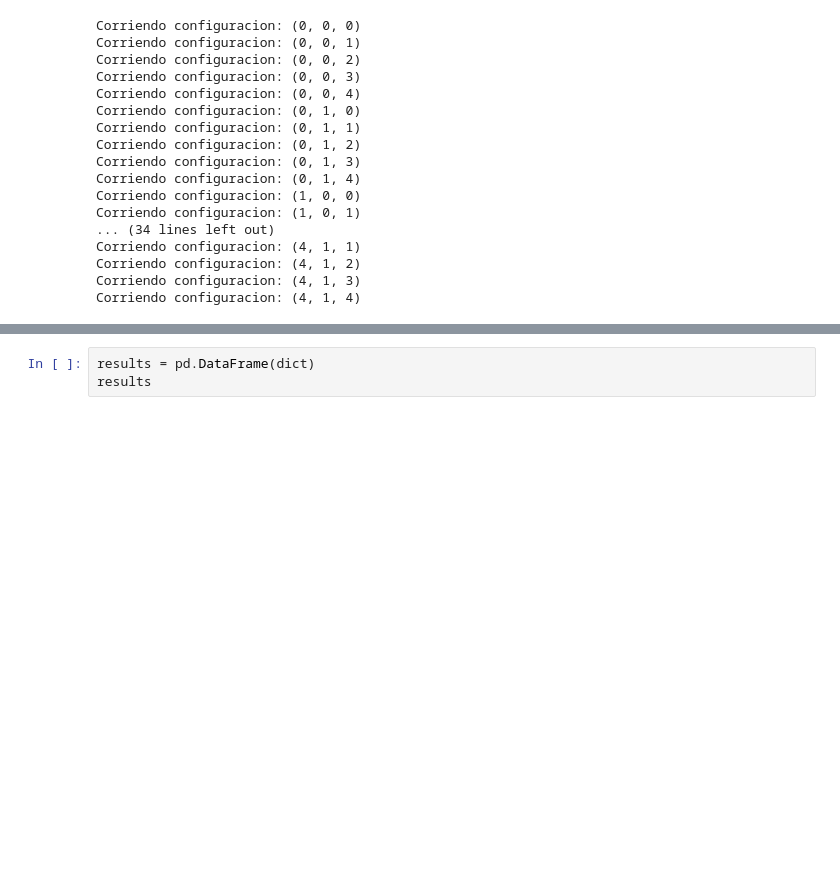
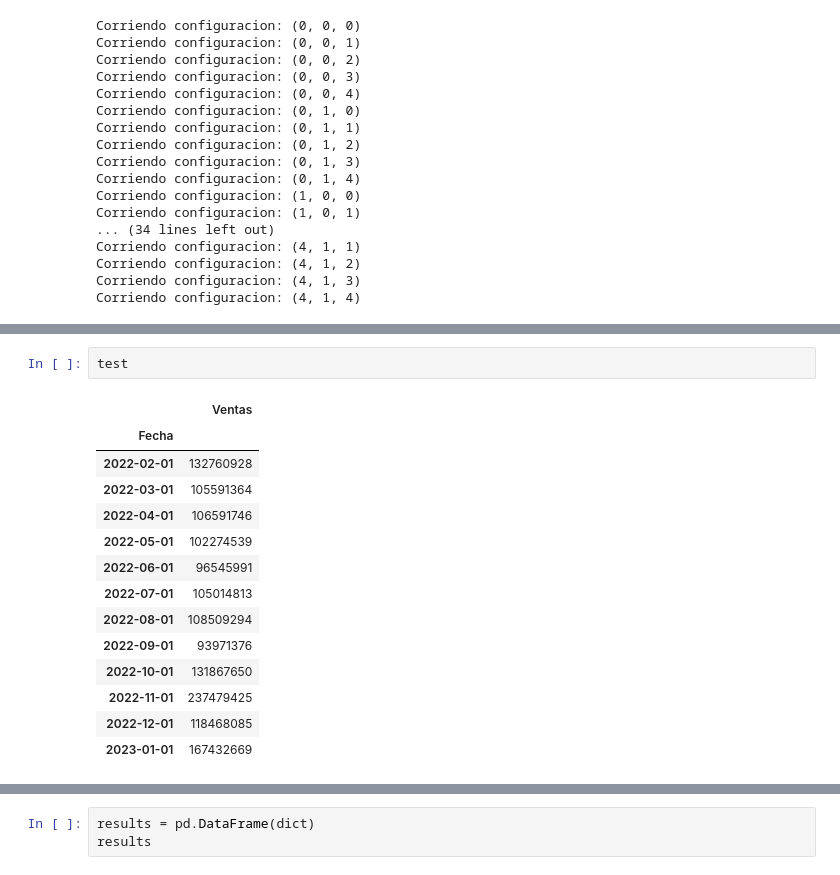
Before and after one commit to TomasCardeLo/ML-Dispapeles-TomasCaLo, a Jupyter notebook: Time series/Time series v2.ipynb, the cells around one changed output, grey strips where cells are left out. Cells and saved outputs as stored; diff of their text form; blank space fills up the shorter version.

```diff
--- a/Time series/Time series v2.ipynb
+++ b/Time series/Time series v2.ipynb
@@ -202,3 +233,20 @@ Name: predicted_mean, dtype: float64
+# %%
+test
+# %% [output]
+|  | Ventas |
+| Fecha |  |
+| 2022-02-01 | 132760928 |
+| 2022-03-01 | 105591364 |
+| 2022-04-01 | 106591746 |
+| 2022-05-01 | 102274539 |
+| 2022-06-01 | 96545991 |
+| 2022-07-01 | 105014813 |
+| 2022-08-01 | 108509294 |
+| 2022-09-01 | 93971376 |
+| 2022-10-01 | 131867650 |
+| 2022-11-01 | 237479425 |
+| 2022-12-01 | 118468085 |
+| 2023-01-01 | 167432669 |
 # %%
 fig, ax = plt.subplots(figsize=(12, 7))
 ax.plot(df_SQL.values)
```
Also changed, not shown: parts of 12 cells of this notebook, 2 other files.
